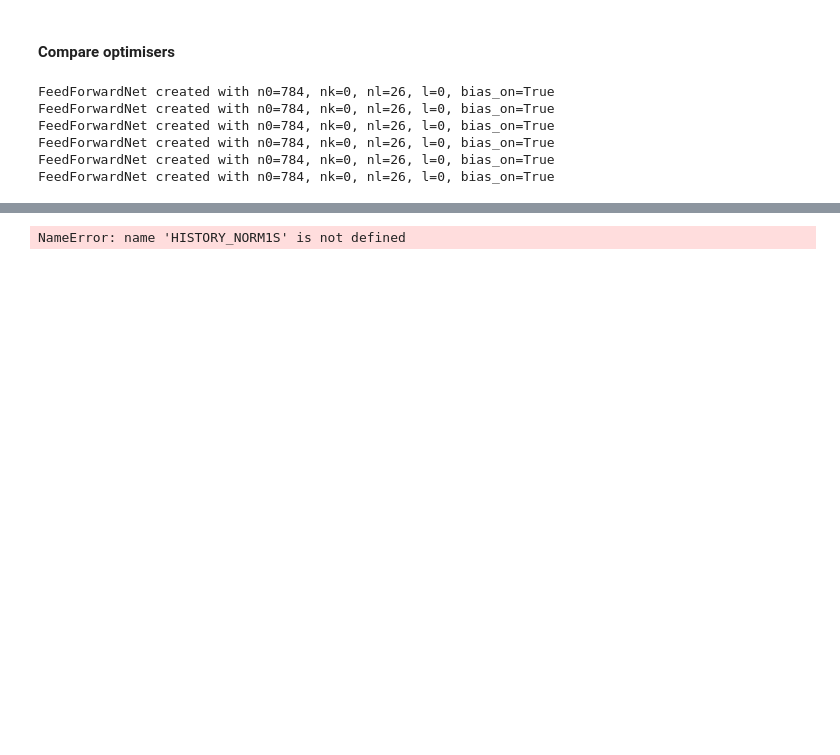
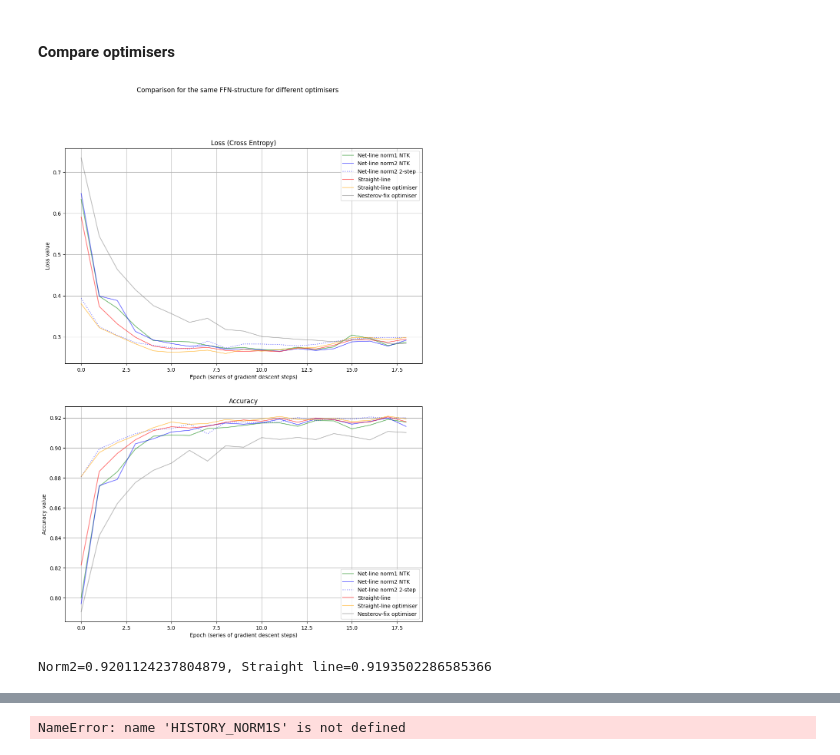
Before and after one commit to vkmbox/Ml-readinggroup, a Jupyter notebook: Roberts_Yaida/chapterInf/convcrity_eminst_epochsd_v3.ipynb, the cells around one changed output, grey strips where cells are left out. Drawn from its saved outputs; the diff is of its cells as text; code cells hidden in the pictures; blank space fills up the shorter version.

```diff
--- a/Roberts_Yaida/chapterInf/convcrity_eminst_epochsd_v3.ipynb
+++ b/Roberts_Yaida/chapterInf/convcrity_eminst_epochsd_v3.ipynb
@@ -181,7 +181,7 @@ def test_loop(testNet, test_loss_meter, test_accuracy_meter):
             test_loss_meter.update(loss)
             test_accuracy_meter.update(calculate_accuracy(prediction, labels))
 
-NUM_EPOCH = 20
+NUM_EPOCH = 50
 
 #results = []
 #head = ["type", "loss", "accuracy"]
@@ -220,8 +220,10 @@ testNorm2S.set_slopes(slope_plus, slope_minus)
 testNorm2S.init_weights_txt('tmp', DEVICE)
 testNorm2S.to(DEVICE)
 stepProcessor = NetLineStepProcessor(testNorm2S, nn.CrossEntropyLoss(), meta, DEVICE)
-stepProcessor.c1 = 0.0001
-stepProcessor.eta0 = 0.000001
+stepProcessor.c1 = 0.05
+stepProcessor.eta0 = 0.000_001 #0.0000025 #0.000001
+stepProcessor.momentum_gradient_smoothing_coefficient = 0.0 #10.0
+step_params = {"estimation_type": 'analytic-norm2'}#{"estimation_type": 'iter-ones-norm2'}
 
 testOptada = MNISTReLU(meta)
 testOptada.set_slopes(slope_plus, slope_minus)
@@ -263,7 +265,7 @@ for epoch in range(NUM_EPOCH):
         eta1L, _ = stepCalcSoftmaxL1.step(testNorm1L, logits1L.detach().cpu().numpy(), labels, xx)
 
         logging.info("##Step with net-line norm2 2-step versiob")
-        step_result = stepProcessor.step(labels, xx, momentum=0.0, nesterov=False)
+        step_result = stepProcessor.step(labels, xx, momentum=0.9, nesterov=True, step_params=step_params)
 
         logging.info("##Step with SGD-optimiser straight-line step")
         optimizer.zero_grad()
@@ -274,7 +276,7 @@ for epoch in range(NUM_EPOCH):
         optimizer.param_groups[0]['lr'] = etaOptada
         optimizer.step()
 
-        logging.info("##Step with SGD-optimiser fixed step")
+        logging.info("##--==Step with SGD-optimiser fixed step==--")
         optimizerFix.zero_grad()
         logitsOptfix = testOptfix.forward_(xx)
         lossOptfix = loss_fnFix(logitsOptfix, labels)
@@ -289,39 +291,35 @@ for epoch in range(NUM_EPOCH):
 
     test_loss2L_meter, test_accuracy2L_meter = AverageMeter(), AverageMeter(),
     test_loop(testNorm2L, test_loss2L_meter, test_accuracy2L_meter)
     HISTORY_NORM2L['test_loss'].append(test_loss2L_meter.avg)
     HISTORY_NORM2L['test_accuracy'].append(test_accuracy2L_meter.avg)
 
     test_loss2S_meter, test_accuracy2S_meter = AverageMeter(), AverageMeter(),
     test_loop(testNorm2S, test_loss2S_meter, test_accuracy2S_meter)
     HISTORY_NORM2S['test_loss'].append(test_loss2S_meter.avg)
     HISTORY_NORM2S['test_accuracy'].append(test_accuracy2S_meter.avg)
 
     test_lossZhs_meter, test_accuracyZhs_meter = AverageMeter(), AverageMeter(),
     test_loop(testZhS, test_lossZhs_meter, test_accuracyZhs_meter)
     HISTORY_ZHS['test_loss'].append(test_lossZhs_meter.avg)
     HISTORY_ZHS['test_accuracy'].append(test_accuracyZhs_meter.avg)
 
     test_lossOptada_meter, test_accuracyOptada_meter = AverageMeter(), AverageMeter(),
     test_loop(testOptada, test_lossOptada_meter, test_accuracyOptada_meter)
     HISTORY_OPTADA['test_loss'].append(test_lossOptada_meter.avg)
     HISTORY_OPTADA['test_accuracy'].append(test_accuracyOptada_meter.avg)
 
     test_lossOptfix_meter, test_accuracyOptfix_meter = AverageMeter(), AverageMeter(),
     test_loop(testOptfix, test_lossOptfix_meter, test_accuracyOptfix_meter)
     HISTORY_OPTFIX['test_loss'].append(test_lossOptfix_meter.avg)
     HISTORY_OPTFIX['test_accuracy'].append(test_accuracyOptfix_meter.avg)
 
     print_comparison(0, 100)
 
     print("Norm2={}, Straight line={}".format(HISTORY_NORM2S['test_accuracy'][-1], HISTORY_OPTADA['test_accuracy'][-1]))
 # %% [output]
+[figure, added]
-FeedForwardNet created with n0=784, nk=0, nl=26, l=0, bias_on=True
-FeedForwardNet created with n0=784, nk=0, nl=26, l=0, bias_on=True
-FeedForwardNet created with n0=784, nk=0, nl=26, l=0, bias_on=True
-FeedForwardNet created with n0=784, nk=0, nl=26, l=0, bias_on=True
-FeedForwardNet created with n0=784, nk=0, nl=26, l=0, bias_on=True
-FeedForwardNet created with n0=784, nk=0, nl=26, l=0, bias_on=True
+Norm2=0.9201124237804879, Straight line=0.9193502286585366
 # %%
 print_comparison(5, 100)
 # %% [output]
```
Also changed, not shown: parts of 1 cell of this notebook, 19 other files.
